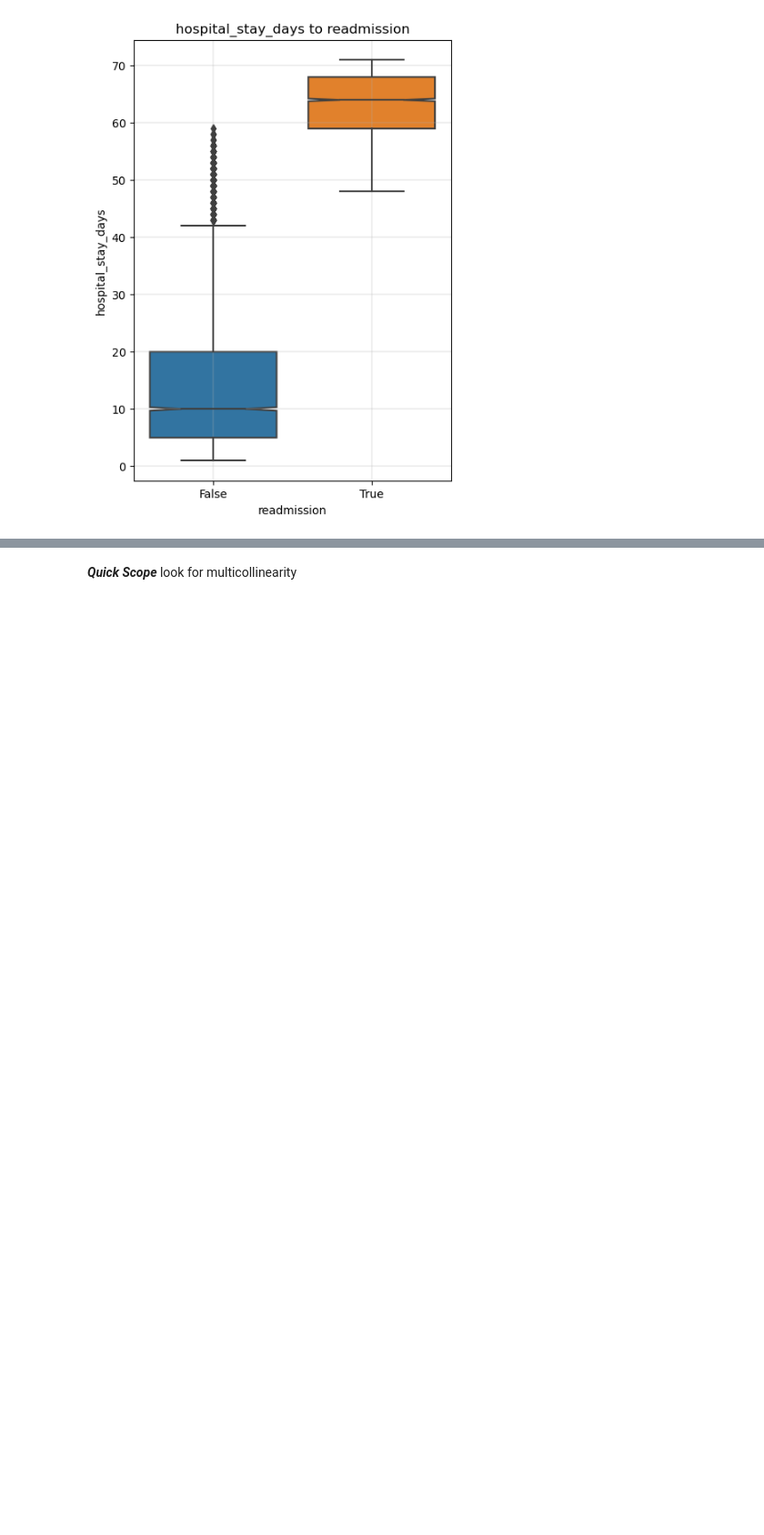
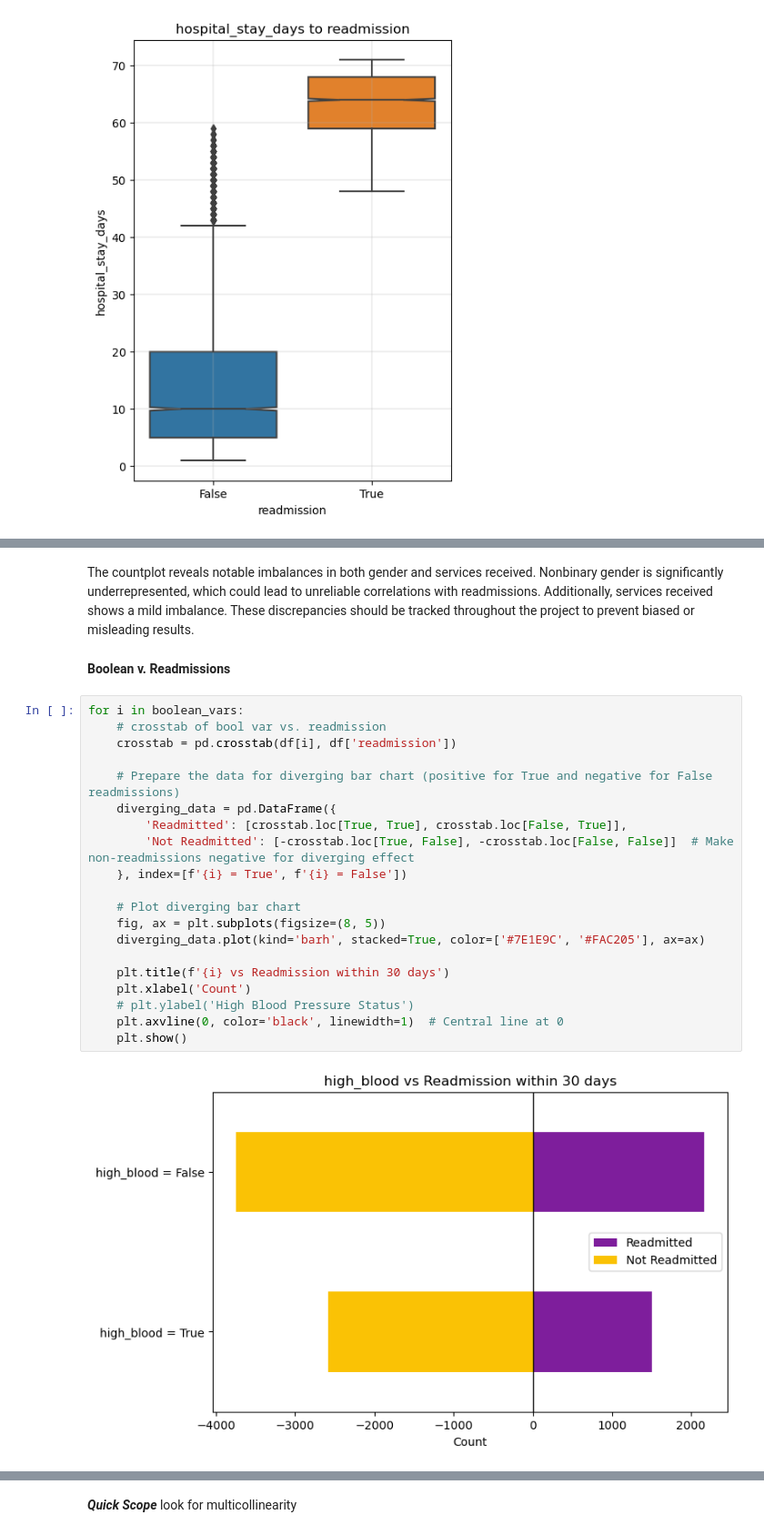
Before and after one commit to DesireeMcElroy/WGU_MSDA, a Jupyter notebook: D208-Predictive_Modeling/logistic_regression_task2.ipynb, the cells around one changed output, grey strips where cells are left out. Shown at 91% size. Cells and saved outputs as stored; diff of their text form; blank space fills up the shorter version.

```diff
--- a/D208-Predictive_Modeling/logistic_regression_task2.ipynb
+++ b/D208-Predictive_Modeling/logistic_regression_task2.ipynb
@@ -477,0 +493,26 @@ for i in ordinal_vars:
+# %% [markdown]
+The countplot reveals notable imbalances in both gender and services received. Nonbinary gender is significantly underrepresented, which could lead to unreliable correlations with readmissions. Additionally, services received shows a mild imbalance. These discrepancies should be tracked throughout the project to prevent biased or misleading results.
+# %% [markdown]
+**Boolean v. Readmissions**
+# %%
+for i in boolean_vars:
+    # crosstab of bool var vs. readmission
+    crosstab = pd.crosstab(df[i], df['readmission'])
+
+    # Prepare the data for diverging bar chart (positive for True and negative for False readmissions)
+    diverging_data = pd.DataFrame({
+        'Readmitted': [crosstab.loc[True, True], crosstab.loc[False, True]],
+        'Not Readmitted': [-crosstab.loc[True, False], -crosstab.loc[False, False]]  # Make non-readmissions negative for diverging effect
+    }, index=[f'{i} = True', f'{i} = False'])
+
+    # Plot diverging bar chart
+    fig, ax = plt.subplots(figsize=(8, 5))
+    diverging_data.plot(kind='barh', stacked=True, color=['#7E1E9C', '#FAC205'], ax=ax)
+
+    plt.title(f'{i} vs Readmission within 30 days')
+    plt.xlabel('Count')
+    # plt.ylabel('High Blood Pressure Status')
+    plt.axvline(0, color='black', linewidth=1)  # Central line at 0
+    plt.show()
+# %% [output]
+[figure, added]
```
Also changed, not shown: parts of 53 cells of this notebook.
